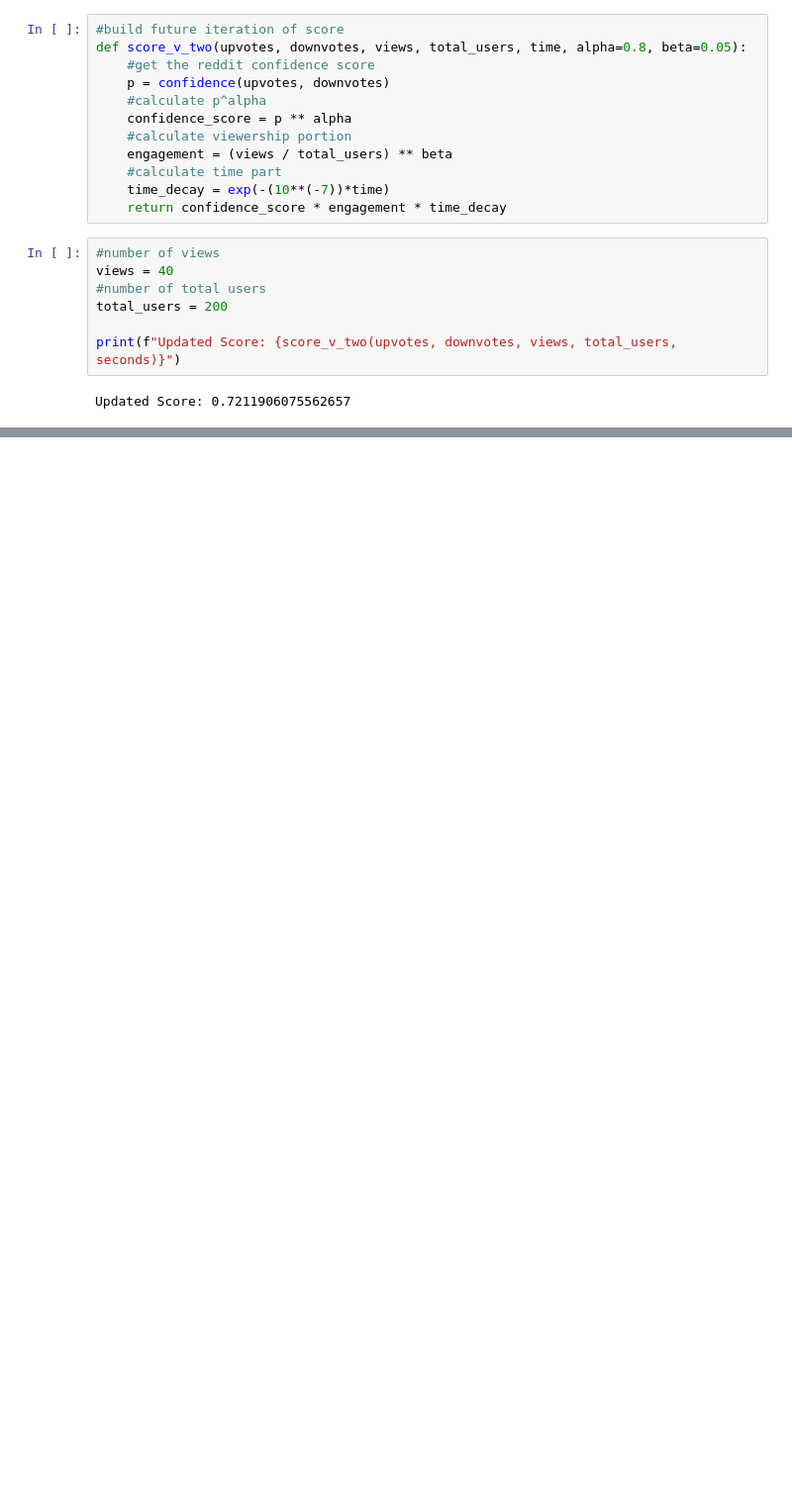
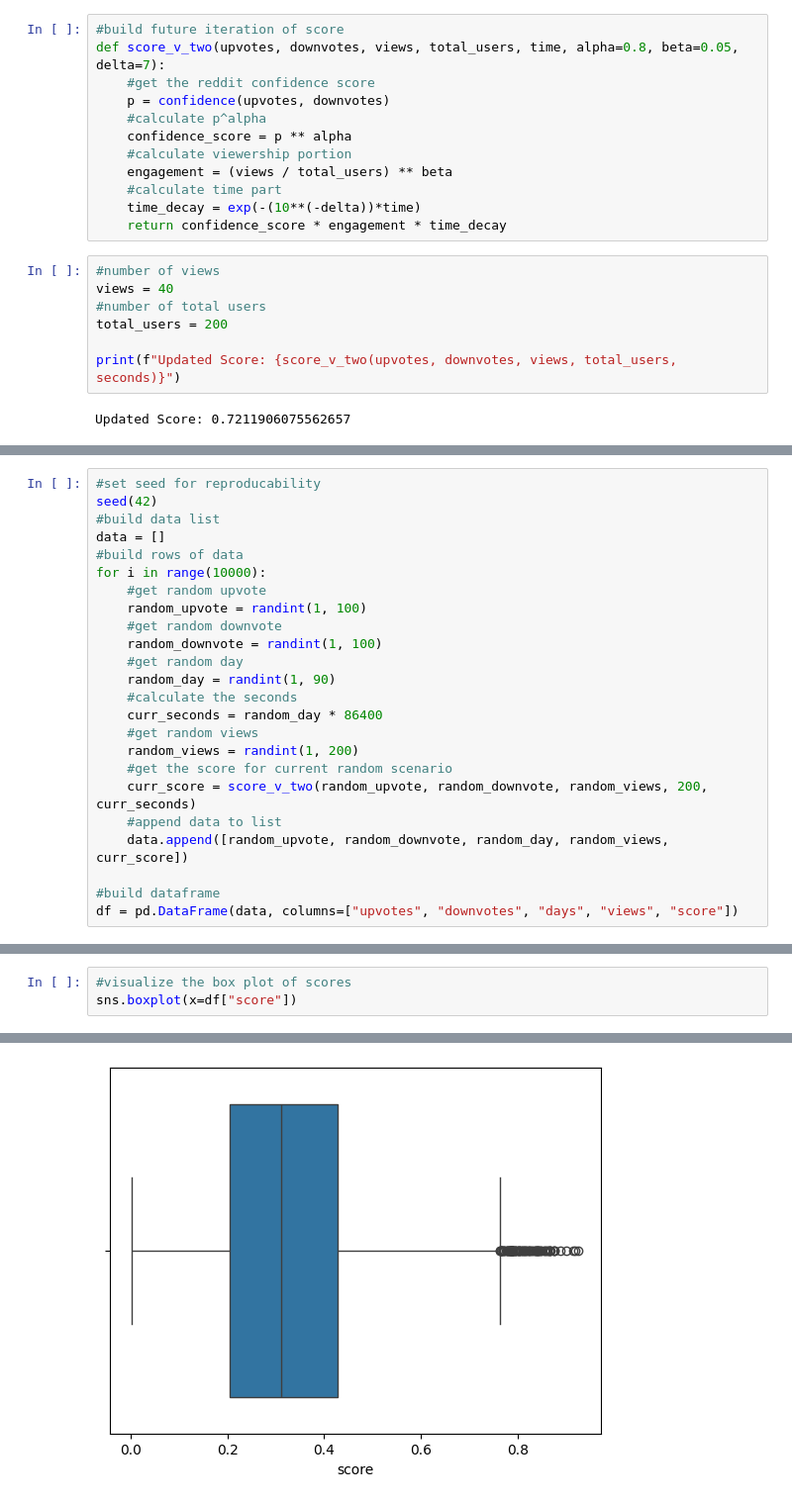
Before and after one commit to aureliobarrios/machine-learning, a Jupyter notebook: notebooks/algorithm.ipynb, the cells around one changed output, grey strips where cells are left out. Shown at 99% size. Saved outputs shown, nothing was run; the diff lists cells and outputs as text; blank space fills up the shorter version.

```diff
--- a/notebooks/algorithm.ipynb
+++ b/notebooks/algorithm.ipynb
@@ -120,7 +122,7 @@ Where:
 - $\beta$ is the weight we would want to associate to the views proportion parameter
 # %%
 #build future iteration of score
-def score_v_two(upvotes, downvotes, views, total_users, time, alpha=0.8, beta=0.05):
+def score_v_two(upvotes, downvotes, views, total_users, time, alpha=0.8, beta=0.05, delta=7):
     #get the reddit confidence score
     p = confidence(upvotes, downvotes)
     #calculate p^alpha
@@ -128,7 +130,7 @@ def score_v_two(upvotes, downvotes, views, total_users, time, alpha=0.8, beta=0.
     #calculate viewership portion
     engagement = (views / total_users) ** beta
     #calculate time part
-    time_decay = exp(-(10**(-7))*time)
+    time_decay = exp(-(10**(-delta))*time)
     return confidence_score * engagement * time_decay
 # %%
 #number of views
@@ -150,0 +157,24 @@ Where:
+# %%
+#set seed for reproducability
+seed(42)
+#build data list
+data = []
+#build rows of data
+for i in range(10000):
+    #get random upvote
+    random_upvote = randint(1, 100)
+    #get random downvote
+    random_downvote = randint(1, 100)
+    #get random day
+    random_day = randint(1, 90)
+    #calculate the seconds
+    curr_seconds = random_day * 86400
+    #get random views
+    random_views = randint(1, 200)
+    #get the score for current random scenario
+    curr_score = score_v_two(random_upvote, random_downvote, random_views, 200, curr_seconds)
+    #append data to list
+    data.append([random_upvote, random_downvote, random_day, random_views, curr_score])
+
+#build dataframe
+df = pd.DataFrame(data, columns=["upvotes", "downvotes", "days", "views", "score"])
@@ -150,0 +212,4 @@ Where:
+# %%
+#visualize the box plot of scores
+sns.boxplot(x=df["score"])
+# %% [output]
@@ -150,0 +217 @@ Where:
+[figure, added]
```
Also changed, not shown: parts of 19 cells of this notebook, 1 other file.
